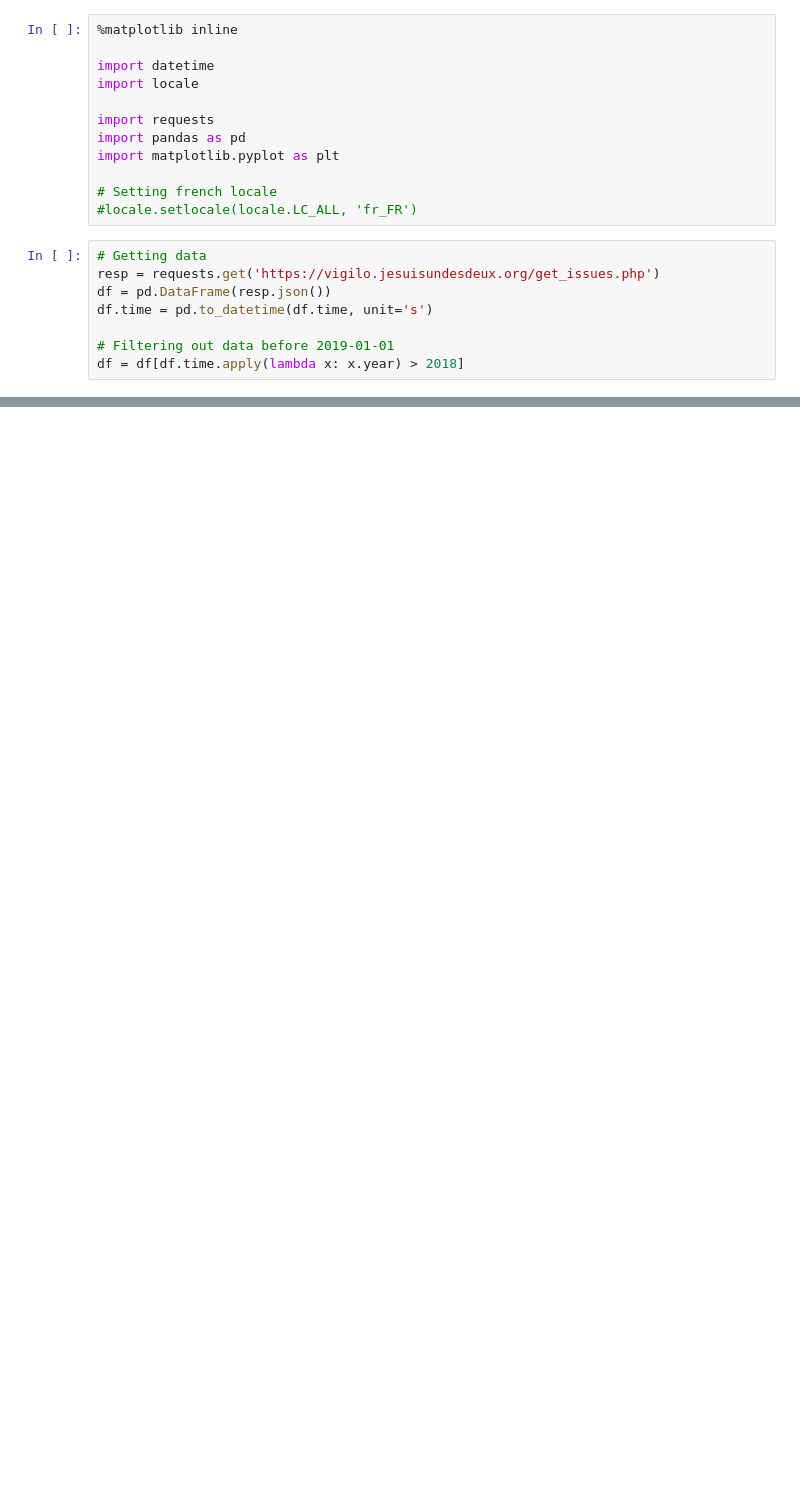
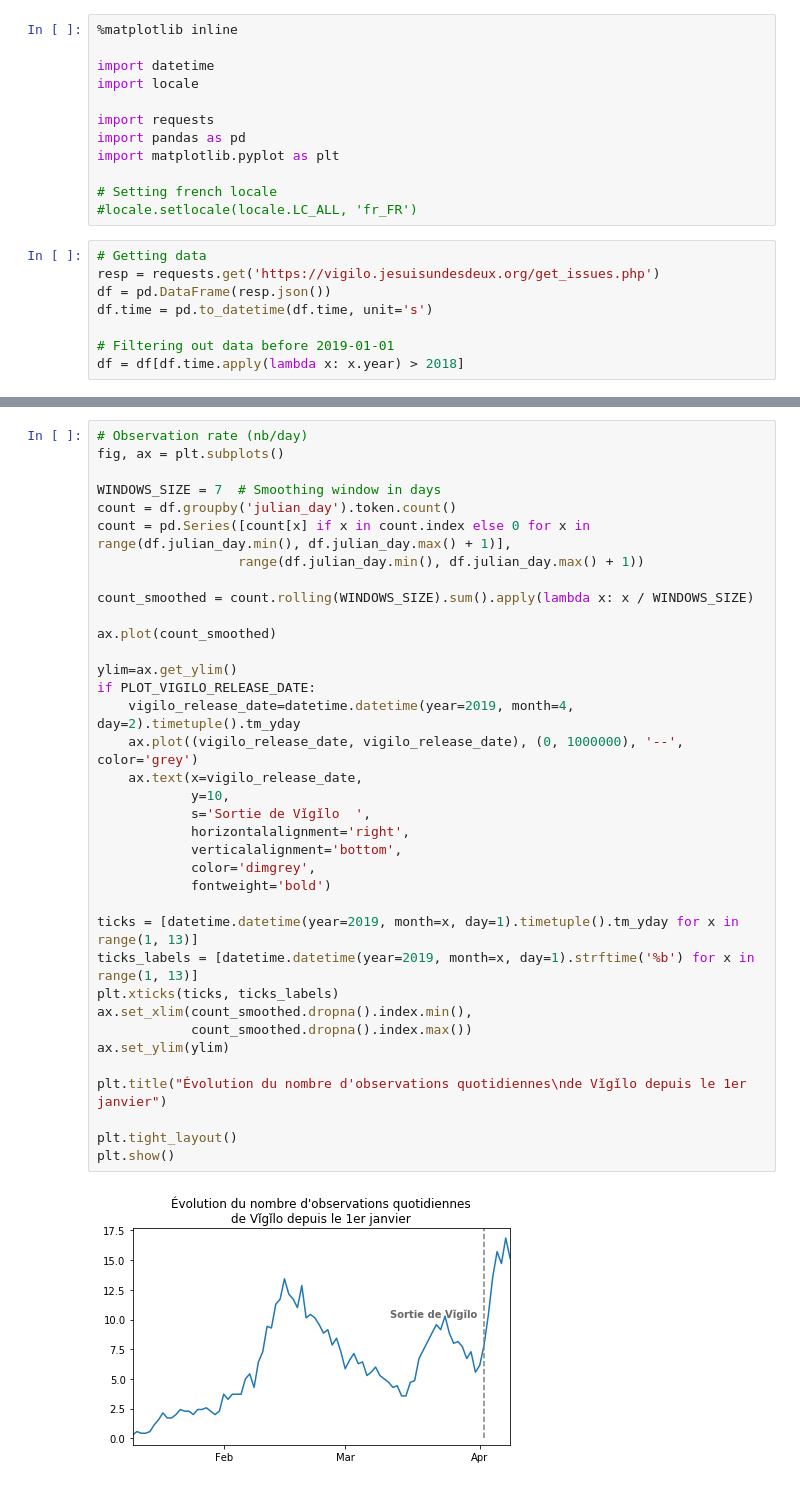
Before and after one commit to chenry02/vigilo-notebooks-bapav, a Jupyter notebook: evolution_nb_obs.ipynb, the cells around one changed output, grey strips where cells are left out. Drawn from its saved outputs; the diff is of its cells as text; blank space fills up the shorter version.

```diff
--- a/evolution_nb_obs.ipynb
+++ b/evolution_nb_obs.ipynb
@@ -57,0 +60,38 @@ plt.show()
+# %%
+# Observation rate (nb/day)
+fig, ax = plt.subplots()
+
+WINDOWS_SIZE = 7  # Smoothing window in days
+count = df.groupby('julian_day').token.count()
+count = pd.Series([count[x] if x in count.index else 0 for x in range(df.julian_day.min(), df.julian_day.max() + 1)],
+                  range(df.julian_day.min(), df.julian_day.max() + 1))
+
+count_smoothed = count.rolling(WINDOWS_SIZE).sum().apply(lambda x: x / WINDOWS_SIZE)
+
+ax.plot(count_smoothed)
+
+ylim=ax.get_ylim()
+if PLOT_VIGILO_RELEASE_DATE:
+    vigilo_release_date=datetime.datetime(year=2019, month=4, day=2).timetuple().tm_yday
+    ax.plot((vigilo_release_date, vigilo_release_date), (0, 1000000), '--', color='grey')
+    ax.text(x=vigilo_release_date,
+            y=10,
+            s='Sortie de Vǐgǐlo  ',
+            horizontalalignment='right',
+            verticalalignment='bottom',
+            color='dimgrey',
+            fontweight='bold')
+
+ticks = [datetime.datetime(year=2019, month=x, day=1).timetuple().tm_yday for x in range(1, 13)]
+ticks_labels = [datetime.datetime(year=2019, month=x, day=1).strftime('%b') for x in range(1, 13)]
+plt.xticks(ticks, ticks_labels)
+ax.set_xlim(count_smoothed.dropna().index.min(),
+            count_smoothed.dropna().index.max())
+ax.set_ylim(ylim)
+
+plt.title("Évolution du nombre d'observations quotidiennes\nde Vǐgǐlo depuis le 1er janvier")
+
+plt.tight_layout()
+plt.show()
+# %% [output]
+[figure, added]
```
Also changed, not shown: parts of 1 cell of this notebook.
